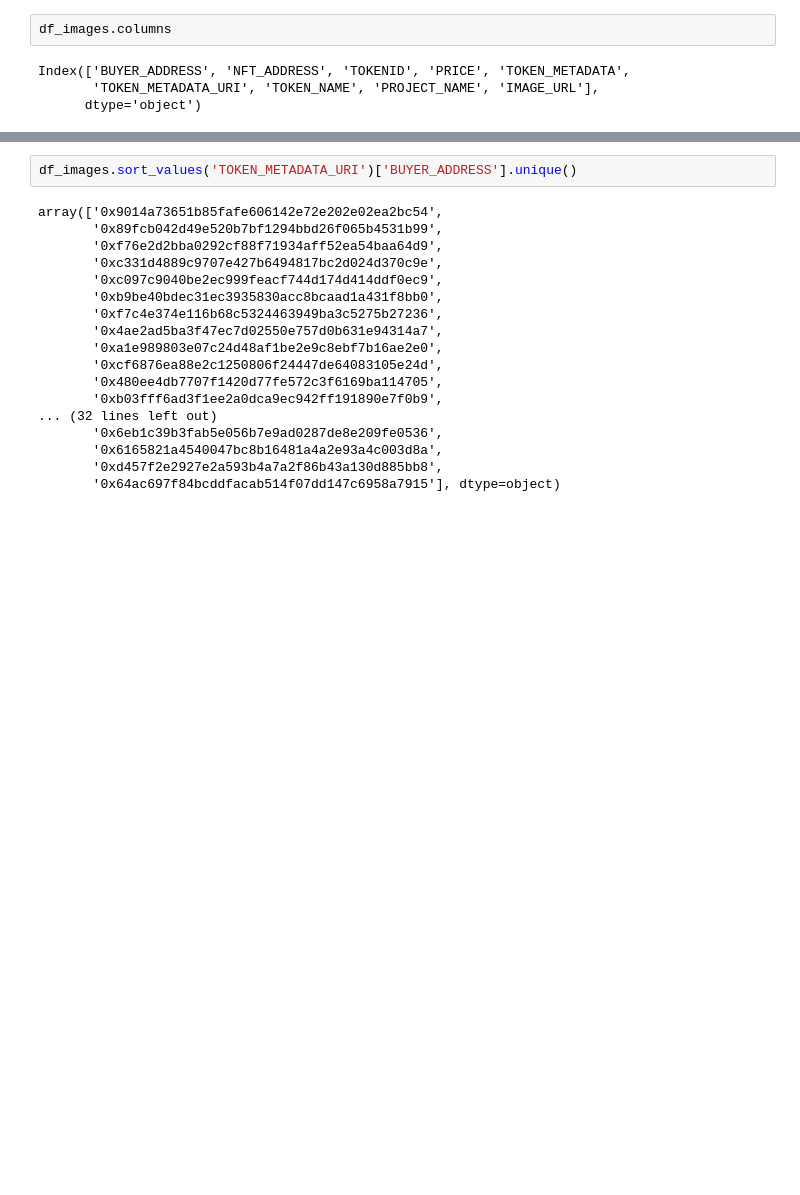
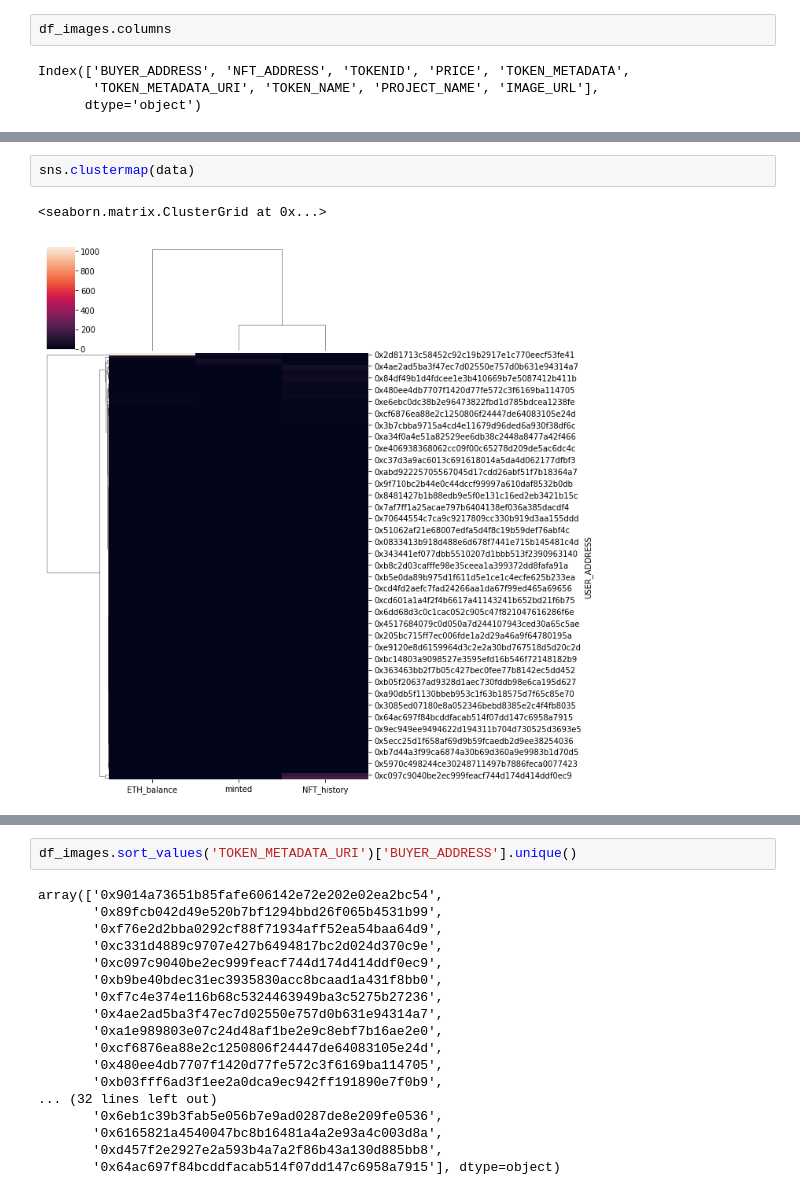
Before and after one commit to kkpsiren/streamlit_anchorhack_flipside, a Jupyter notebook: Untitled.ipynb, the cells around one changed output, grey strips where cells are left out. Saved outputs shown, nothing was run; the diff lists cells and outputs as text; blank space fills up the shorter version.

```diff
--- a/Untitled.ipynb
+++ b/Untitled.ipynb
@@ -218,0 +248,5 @@ Index(['BUYER_ADDRESS', 'NFT_ADDRESS', 'TOKENID', 'PRICE', 'TOKEN_METADATA',
+# %%
+sns.clustermap(data)
+# %% [output]
+<seaborn.matrix.ClusterGrid at 0x...>
+[figure, added]
```
Also changed, not shown: parts of 3 cells of this notebook, 4 other files.
